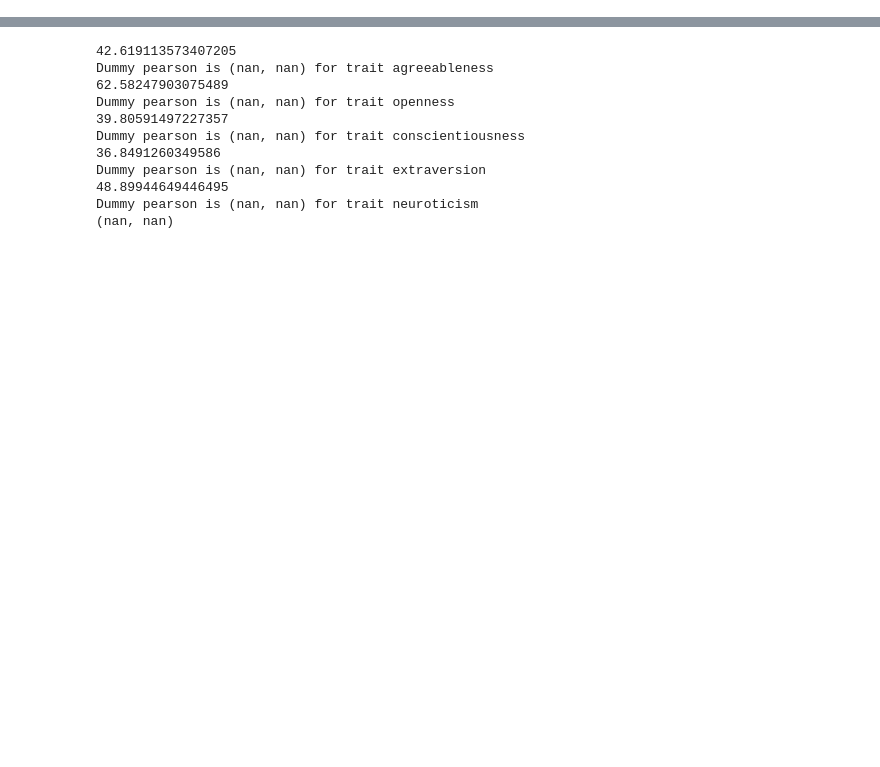
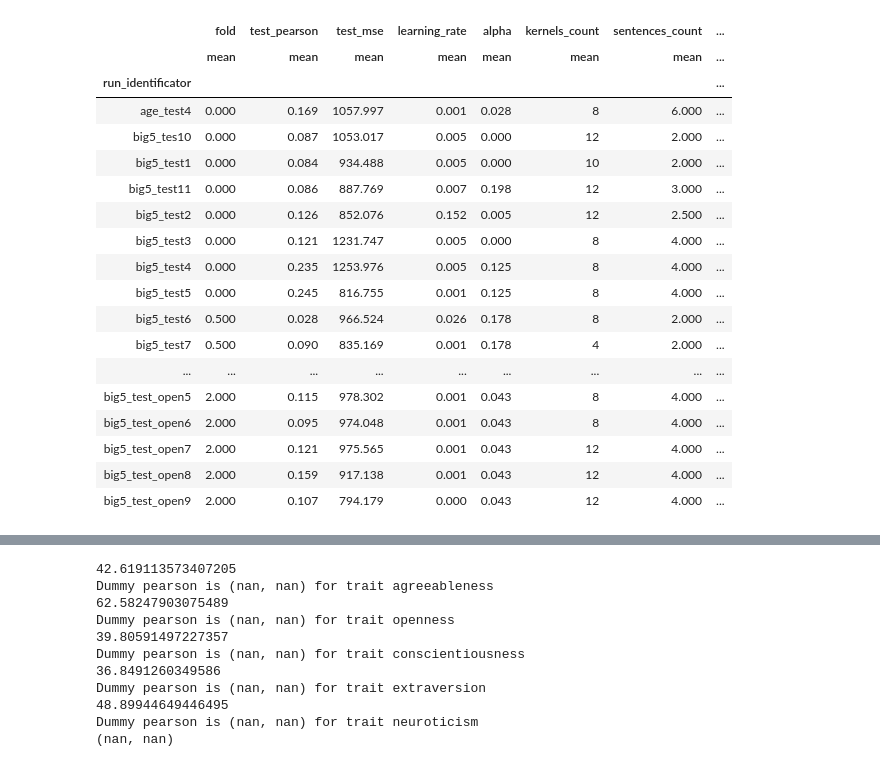
Before and after one commit to Bmikaella/persil, a Jupyter notebook: results_anal.ipynb, the cells around one changed output, grey strips where cells are left out. Saved outputs shown, nothing was run; the diff lists cells and outputs as text; code cells hidden in the pictures; blank space fills up the shorter version.

```diff
--- a/results_anal.ipynb
+++ b/results_anal.ipynb
@@ -76,0 +207,22 @@ data[data['val_pearson'].notnull()].sort_values(by=['val_pearson'])
+# %%
+a[(a['trait'] == '[\'openness\']')].sort_values(by=['fold', 'test_mse'])[["trait", "fold", "test_pearson", "test_mse", "models_name", "run_identificator", "learning_rate", 'alpha', 'kernels_count', 'sentences_count', 'experiments_name', 'pieces_count', "hidden_layer_1", 'epoch']].groupby(by=['run_identificator']).agg([np.mean], group_keys=False)
+# %% [output]
+|  | fold | test_pearson | test_mse | learning_rate | alpha | kernels_count | sentences_count | ... |
+|  | mean | mean | mean | mean | mean | mean | mean | ... |
+| run_identificator |  |  |  |  |  |  |  | ... |
+| age_test4 | 0.000 | 0.169 | 1057.997 | 0.001 | 0.028 | 8 | 6.000 | ... |
+| big5_tes10 | 0.000 | 0.087 | 1053.017 | 0.005 | 0.000 | 12 | 2.000 | ... |
+| big5_test1 | 0.000 | 0.084 | 934.488 | 0.005 | 0.000 | 10 | 2.000 | ... |
+| big5_test11 | 0.000 | 0.086 | 887.769 | 0.007 | 0.198 | 12 | 3.000 | ... |
+| big5_test2 | 0.000 | 0.126 | 852.076 | 0.152 | 0.005 | 12 | 2.500 | ... |
+| big5_test3 | 0.000 | 0.121 | 1231.747 | 0.005 | 0.000 | 8 | 4.000 | ... |
+| big5_test4 | 0.000 | 0.235 | 1253.976 | 0.005 | 0.125 | 8 | 4.000 | ... |
+| big5_test5 | 0.000 | 0.245 | 816.755 | 0.001 | 0.125 | 8 | 4.000 | ... |
+| big5_test6 | 0.500 | 0.028 | 966.524 | 0.026 | 0.178 | 8 | 2.000 | ... |
+| big5_test7 | 0.500 | 0.090 | 835.169 | 0.001 | 0.178 | 4 | 2.000 | ... |
+| ... | ... | ... | ... | ... | ... | ... | ... | ... |
+| big5_test_open5 | 2.000 | 0.115 | 978.302 | 0.001 | 0.043 | 8 | 4.000 | ... |
+| big5_test_open6 | 2.000 | 0.095 | 974.048 | 0.001 | 0.043 | 8 | 4.000 | ... |
+| big5_test_open7 | 2.000 | 0.121 | 975.565 | 0.001 | 0.043 | 12 | 4.000 | ... |
+| big5_test_open8 | 2.000 | 0.159 | 917.138 | 0.001 | 0.043 | 12 | 4.000 | ... |
+| big5_test_open9 | 2.000 | 0.107 | 794.179 | 0.000 | 0.043 | 12 | 4.000 | ... |
```
Also changed, not shown: parts of 24 cells of this notebook, 22 other files.
